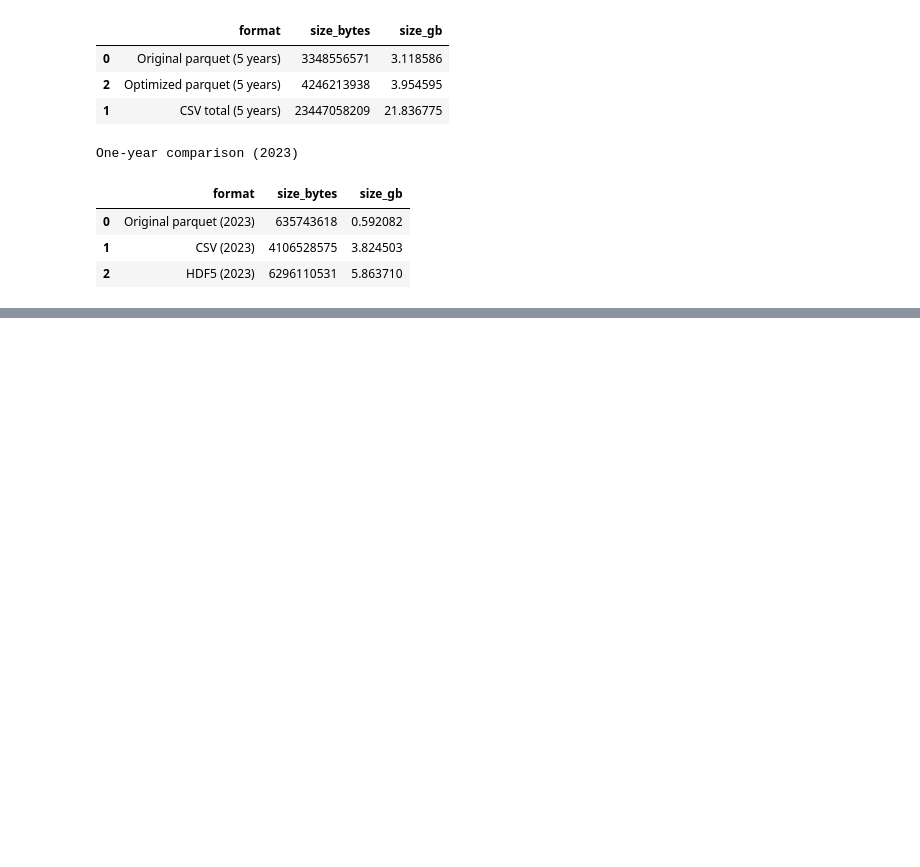
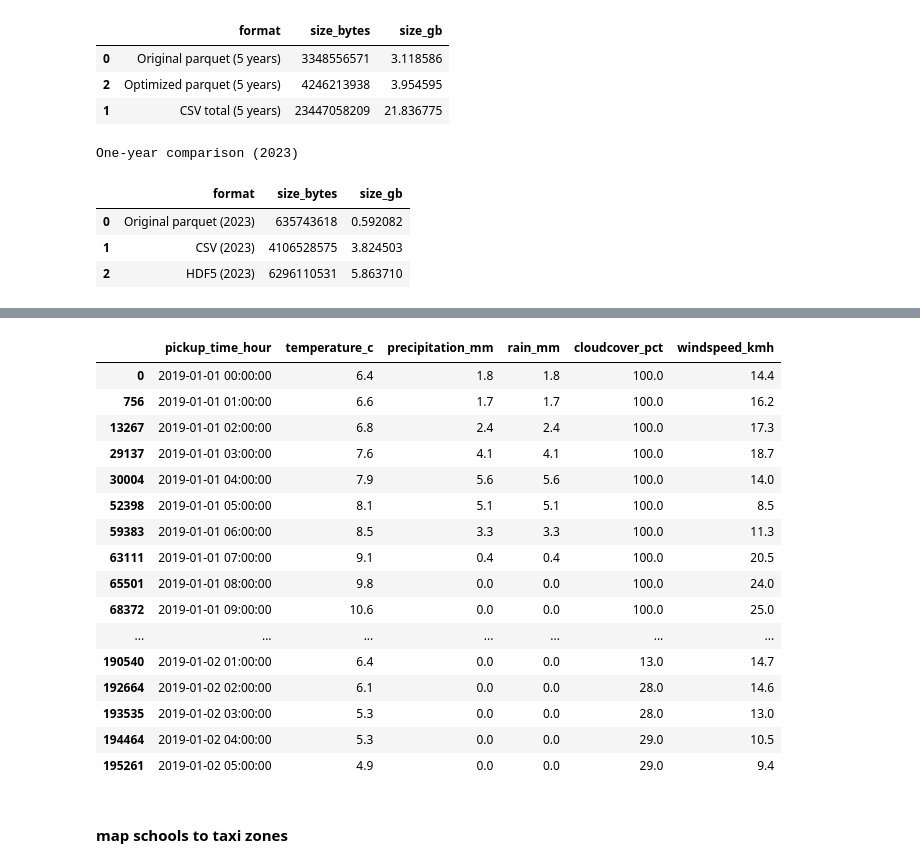
Before and after one commit to biljanaa33/big_data, a Jupyter notebook: hw_3.ipynb, the cells around one changed output, grey strips where cells are left out. Saved outputs shown, nothing was run; the diff lists cells and outputs as text; code cells hidden in the pictures; blank space fills up the shorter version.

```diff
--- a/hw_3.ipynb
+++ b/hw_3.ipynb
@@ -310,0 +393,32 @@ One-year comparison (2023)
+# %%
+weather = pd.read_csv("/d/hpc/home/bv7063/bigdata/NYC_Weather_2016_2022.csv")
+
+weather["pickup_time_hour"] = pd.to_datetime(weather["time"], errors="coerce")
+weather = weather.dropna(subset=["pickup_time_hour", "temperature_2m (°C)", "precipitation (mm)"])
+
+weather = weather.rename(columns={
+    "temperature_2m (°C)": "temperature_c",
+    "precipitation (mm)": "precipitation_mm",
+    "rain (mm)": "rain_mm",
+    "cloudcover (%)": "cloudcover_pct",
+    "windspeed_10m (km/h)": "windspeed_kmh",
+})
+
+weather_small = weather[
+    [
+        "pickup_time_hour",
+        "temperature_c",
+        "precipitation_mm",
+        "rain_mm",
+        "cloudcover_pct",
+        "windspeed_kmh",
+    ]
+].drop_duplicates()
+# %%
+weather_dd = dd.from_pandas(weather_small, npartitions=1)
+# %%
+taxi_weather_df = taxi_df.merge(
+    weather_dd,
+    on="pickup_time_hour",
+    how="left"
+)
@@ -310,0 +492,29 @@ One-year comparison (2023)
+# %%
+taxi_weather_df[[
+    "pickup_time_hour",
+    "temperature_c",
+    "precipitation_mm",
+    "rain_mm",
+    "cloudcover_pct",
+    "windspeed_kmh",
+]].drop_duplicates().compute().sort_values("pickup_time_hour").head(30)
+# %% [output]
+|  | pickup_time_hour | temperature_c | precipitation_mm | rain_mm | cloudcover_pct | windspeed_kmh |
+| 0 | 2019-01-01 00:00:00 | 6.4 | 1.8 | 1.8 | 100.0 | 14.4 |
+| 756 | 2019-01-01 01:00:00 | 6.6 | 1.7 | 1.7 | 100.0 | 16.2 |
+| 13267 | 2019-01-01 02:00:00 | 6.8 | 2.4 | 2.4 | 100.0 | 17.3 |
+| 29137 | 2019-01-01 03:00:00 | 7.6 | 4.1 | 4.1 | 100.0 | 18.7 |
+| 30004 | 2019-01-01 04:00:00 | 7.9 | 5.6 | 5.6 | 100.0 | 14.0 |
+| 52398 | 2019-01-01 05:00:00 | 8.1 | 5.1 | 5.1 | 100.0 | 8.5 |
+| 59383 | 2019-01-01 06:00:00 | 8.5 | 3.3 | 3.3 | 100.0 | 11.3 |
+| 63111 | 2019-01-01 07:00:00 | 9.1 | 0.4 | 0.4 | 100.0 | 20.5 |
+| 65501 | 2019-01-01 08:00:00 | 9.8 | 0.0 | 0.0 | 100.0 | 24.0 |
+| 68372 | 2019-01-01 09:00:00 | 10.6 | 0.0 | 0.0 | 100.0 | 25.0 |
+| ... | ... | ... | ... | ... | ... | ... |
+| 190540 | 2019-01-02 01:00:00 | 6.4 | 0.0 | 0.0 | 13.0 | 14.7 |
+| 192664 | 2019-01-02 02:00:00 | 6.1 | 0.0 | 0.0 | 28.0 | 14.6 |
+| 193535 | 2019-01-02 03:00:00 | 5.3 | 0.0 | 0.0 | 28.0 | 13.0 |
+| 194464 | 2019-01-02 04:00:00 | 5.3 | 0.0 | 0.0 | 29.0 | 10.5 |
+| 195261 | 2019-01-02 05:00:00 | 4.9 | 0.0 | 0.0 | 29.0 | 9.4 |
+# %% [markdown]
+#### map schools to taxi zones
```
Also changed, not shown: parts of 46 cells of this notebook, 1 other file.
